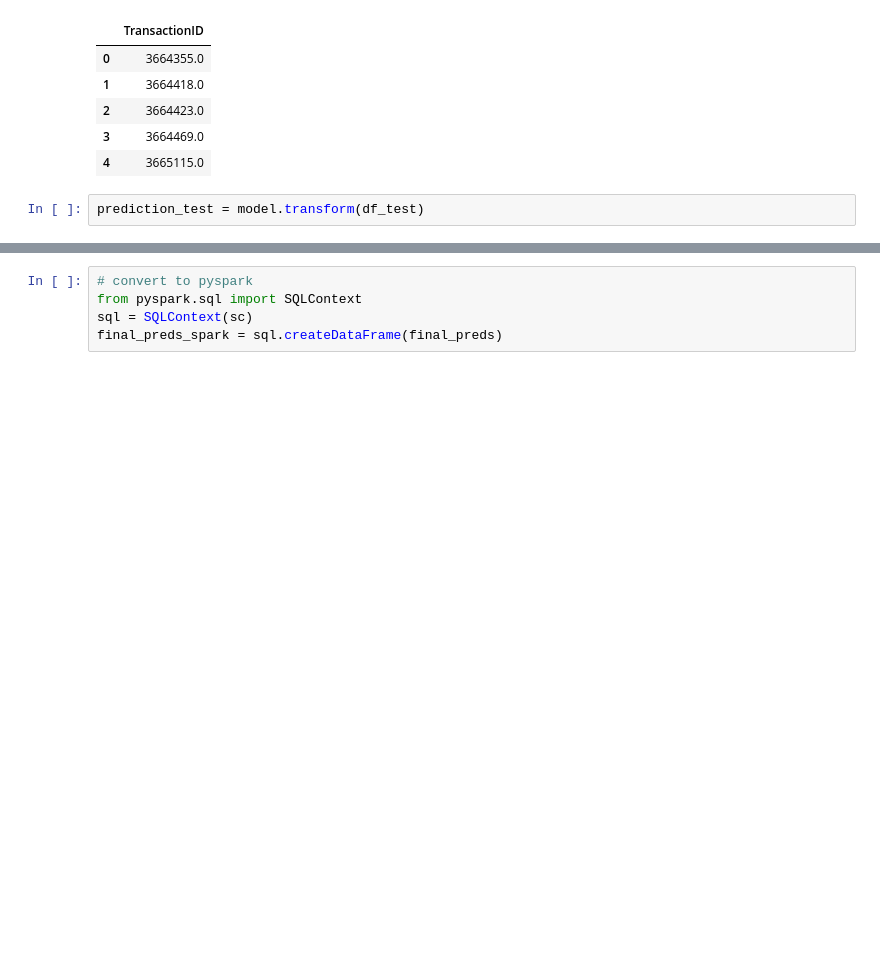
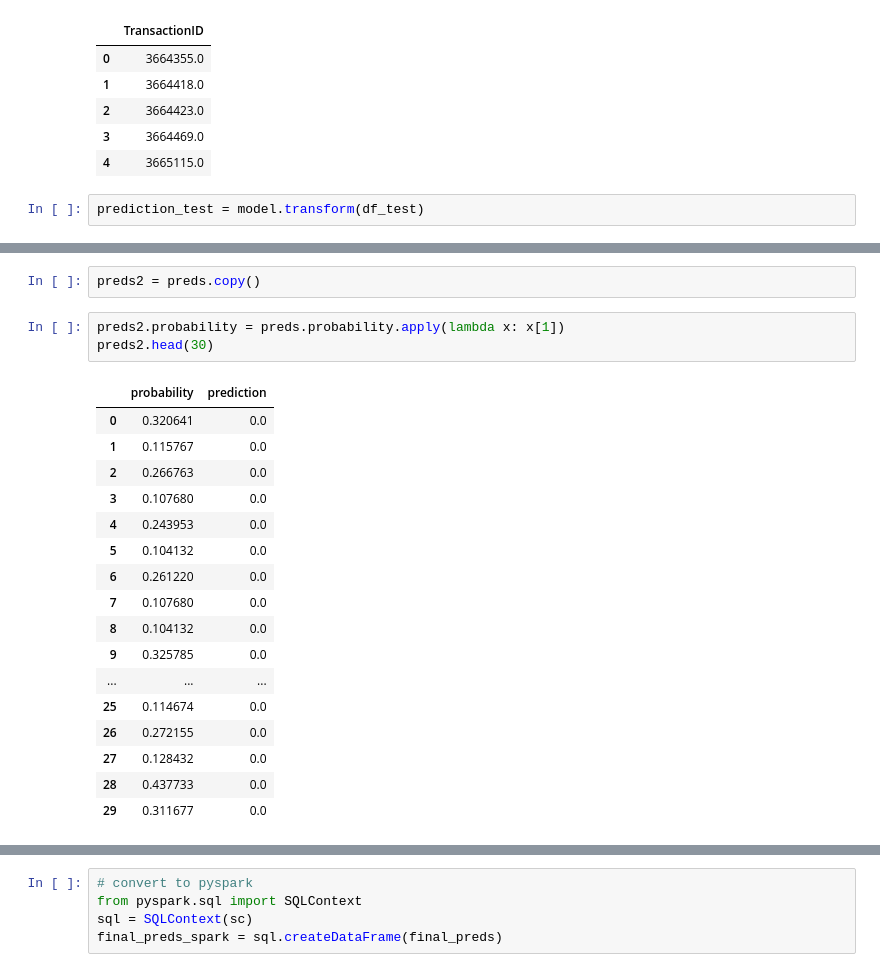
Before and after one commit to PrinceJavier/ieee_cis_fraud_detection, a Jupyter notebook: ieee_cis_fraud_detection.feature_eng.ipynb, the cells around one changed output, grey strips where cells are left out. Drawn from its saved outputs; the diff is of its cells as text; blank space fills up the shorter version.

```diff
--- a/ieee_cis_fraud_detection.feature_eng.ipynb
+++ b/ieee_cis_fraud_detection.feature_eng.ipynb
@@ -414 +439,24 @@ preds.head()
+# %%
+preds2 = preds.copy()
+# %%
+preds2.probability = preds.probability.apply(lambda x: x[1])
+preds2.head(30)
+# %% [output]
+|  | probability | prediction |
+| 0 | 0.320641 | 0.0 |
+| 1 | 0.115767 | 0.0 |
+| 2 | 0.266763 | 0.0 |
+| 3 | 0.107680 | 0.0 |
+| 4 | 0.243953 | 0.0 |
+| 5 | 0.104132 | 0.0 |
+| 6 | 0.261220 | 0.0 |
+| 7 | 0.107680 | 0.0 |
+| 8 | 0.104132 | 0.0 |
+| 9 | 0.325785 | 0.0 |
+| ... | ... | ... |
+| 25 | 0.114674 | 0.0 |
+| 26 | 0.272155 | 0.0 |
+| 27 | 0.128432 | 0.0 |
+| 28 | 0.437733 | 0.0 |
+| 29 | 0.311677 | 0.0 |
 # %%
```
Also changed, not shown: parts of 15 cells of this notebook.
